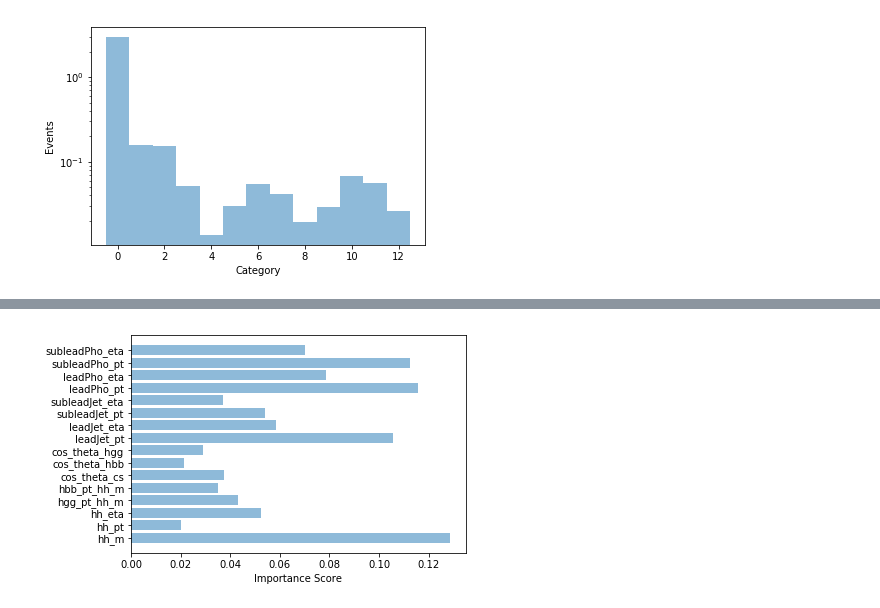
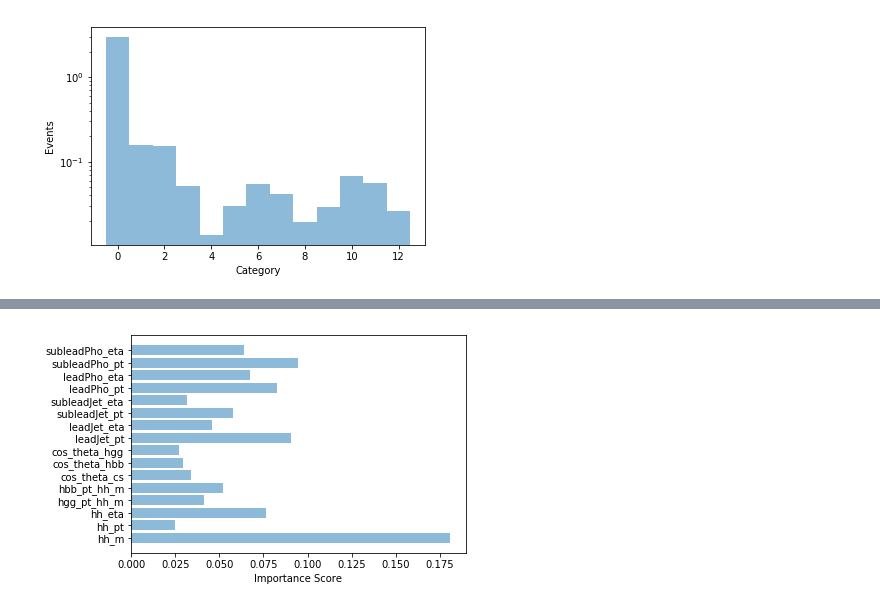
Before and after one commit to gitanjalipoddar/HHbbgg_ETH, a Jupyter notebook: GenResponse/notebooks/quick_train_withb.ipynb, the cells around one changed output, grey strips where cells are left out. Saved outputs shown, nothing was run; the diff lists cells and outputs as text; code cells hidden in the pictures.

```diff
--- a/GenResponse/notebooks/quick_train_withb.ipynb
+++ b/GenResponse/notebooks/quick_train_withb.ipynb
@@ -361,11 +292,11 @@ Wall time: 1min 8s
 # %%
 #features importance
-clf=joblib.load('clf_opt2.joblib')
+clf=joblib.load('clf_opt_accu.joblib')
 importance=clf.feature_importances_
 y_pos=np.arange(len(features))
 plt.barh(y_pos,importance,align='center',alpha=0.5)
 plt.yticks(y_pos,features)
 plt.xlabel('Importance Score')
 plt.show()
 # %% [output]
-[figure, old version]
+[figure, new version]
```
Also changed, not shown: parts of 23 cells of this notebook, 7 other files.
